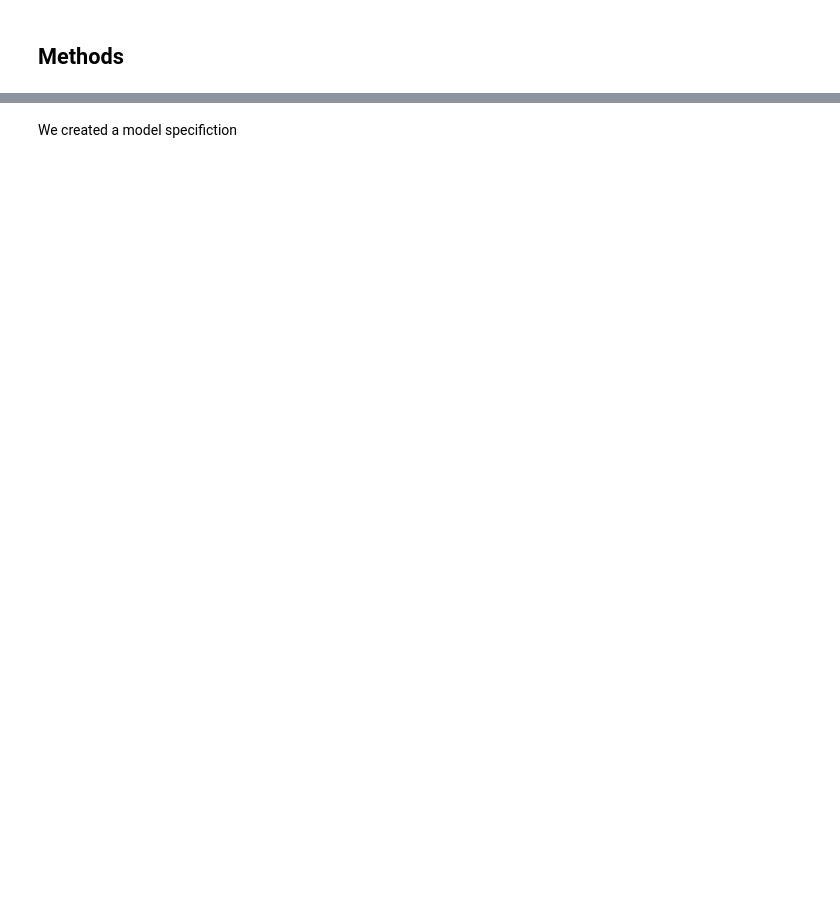
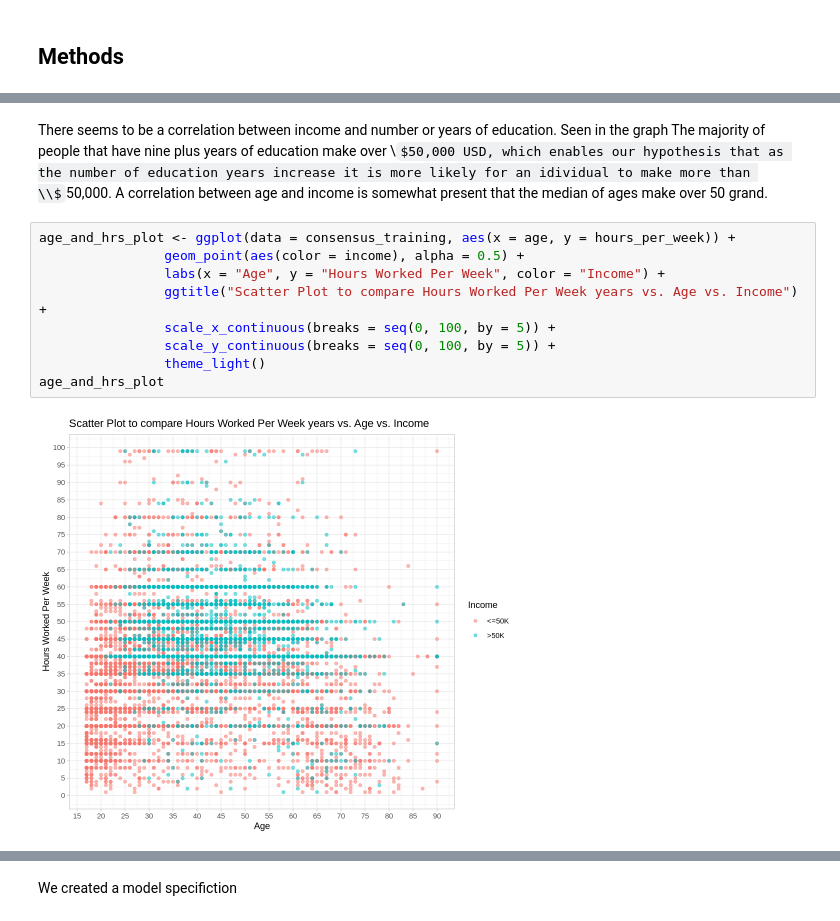
Before and after one commit to Riyan-Qureshi/dsci_group_project, a Jupyter notebook: group_project_report.ipynb, the cells around one changed output, grey strips where cells are left out. Saved outputs shown, nothing was run; the diff lists cells and outputs as text; some formulas as TeX source; blank space fills up the shorter version.

```diff
--- a/group_project_report.ipynb
+++ b/group_project_report.ipynb
@@ -97,0 +116,13 @@ A tibble: 1 × 3
+# %% [markdown]
+There seems to be a correlation between income and number or years of education. Seen in the graph The majority of people that have nine plus years of education make over \\$50,000 USD, which enables our hypothesis that as the number of education years increase it is more likely for an idividual to make more than \\$50,000. A correlation between age and income is somewhat present that the median of ages make over 50 grand.
+# %%
+age_and_hrs_plot <- ggplot(data = consensus_training, aes(x = age, y = hours_per_week)) +
+                geom_point(aes(color = income), alpha = 0.5) +
+                labs(x = "Age", y = "Hours Worked Per Week", color = "Income") +
+                ggtitle("Scatter Plot to compare Hours Worked Per Week years vs. Age vs. Income") +
+                scale_x_continuous(breaks = seq(0, 100, by = 5)) +
+                scale_y_continuous(breaks = seq(0, 100, by = 5)) +
+                theme_light()
+age_and_hrs_plot
+# %% [output]
+[figure, added]
```
Also changed, not shown: parts of 19 cells of this notebook.
